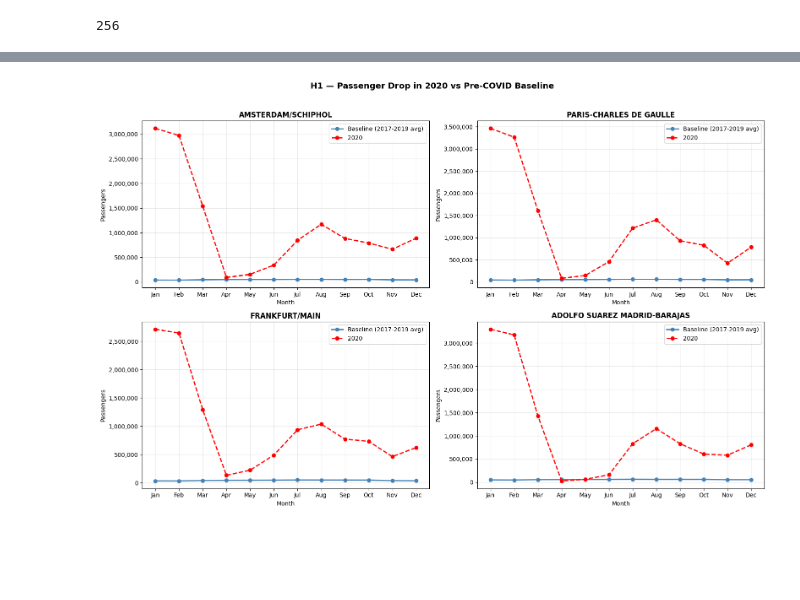
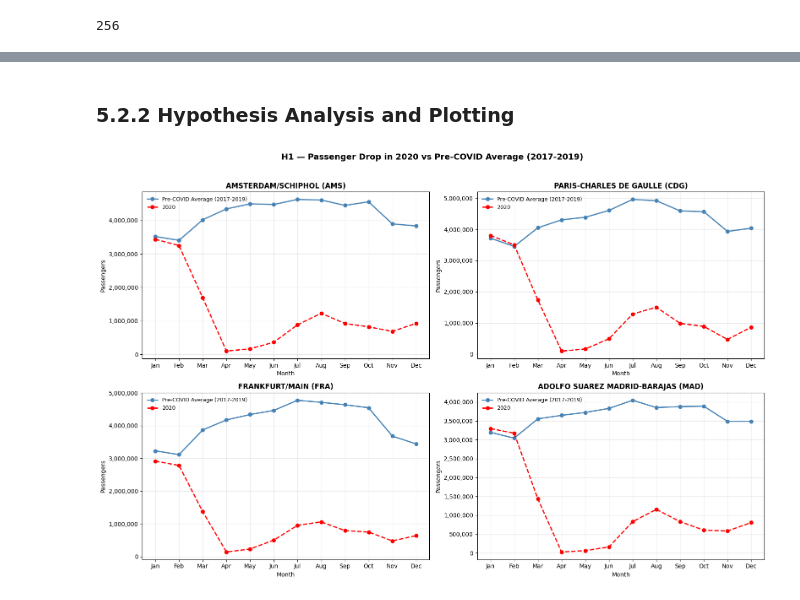
Before and after one commit to h-albrecht-ams/Capstone-Project, a Jupyter notebook: python/DataReadingFunction_v2.0.ipynb, the cells around one changed output, grey strips where cells are left out. Drawn from its saved outputs; the diff is of its cells as text; code cells hidden in the pictures; blank space fills up the shorter version.

```diff
--- a/python/DataReadingFunction_v2.0.ipynb
+++ b/python/DataReadingFunction_v2.0.ipynb
@@ -652,0 +611,6 @@ print(monthly)
+# %%
+# Fix dtypes after loading
+passengers_core['passengers'] = passengers_core['passengers'].astype('Int64')
+passengers_core['flights'] = passengers_core['flights'].astype('Int64')
+passengers_core['year'] = passengers_core['year'].astype(int)
+passengers_core['month'] = passengers_core['month'].astype(int)
@@ -653,53 +897,53 @@ print(monthly)
+# %% [markdown]
+### 5.2.2 Hypothesis Analysis and Plotting
 # %%
-
-
-# Step 1 — Calculate monthly baseline average (2017-2019) per airport
-baseline = passengers_core[passengers_core["year"].isin([2017, 2018, 2019])]
-baseline_monthly = baseline.groupby(["origin", "month"])["passengers"].mean().reset_index()
-baseline_monthly = baseline_monthly.rename(columns={"passengers": "baseline_avg"})
-baseline_monthly["year"] = "Baseline (2017-2019 avg)"
-
-# Step 2 — Get 2020 monthly data per airport
-covid = passengers_core[passengers_core["year"] == 2020]
-covid_monthly = covid.groupby(["origin", "month"])["passengers"].sum().reset_index()
-covid_monthly = covid_monthly.rename(columns={"passengers": "passengers"})
-covid_monthly["year"] = "2020"
-
-# Step 3 — Plot one chart per airport
-airports = passengers_core["origin"].unique()
+# Plot a line chart per airport
 
 fig, axes = plt.subplots(2, 2, figsize=(16, 10))
 axes = axes.flatten()
 
 for i, airport in enumerate(airports):
     ax = axes[i]
 
     # Baseline
     base = baseline_monthly[baseline_monthly["origin"] == airport]
     ax.plot(base["month"], base["baseline_avg"],
-            label="Baseline (2017-2019 avg)",
+            label="Pre-COVID Average (2017-2019)",
             color="steelblue", linewidth=2, marker="o")
 
     # 2020
-    cov = covid_monthly[covid_monthly["origin"] == airport]
+    cov = covid_2020_monthly[covid_2020_monthly["origin"] == airport]
     ax.plot(cov["month"], cov["passengers"],
             label="2020",
             color="red", linewidth=2, marker="o", linestyle="--")
 
+    # 2021
+    #cov21 = covid_2021_monthly[covid_2021_monthly["origin"] == airport]
+    #ax.plot(cov21["month"], cov21["passengers"],
+    #        label="2021",
+    #        color="orange", linewidth=2, marker="o", linestyle="--")
+
     # Formatting
-    ax.set_title(airport.replace(" airport", ""), fontsize=12, fontweight="bold")
+
+    full_name = airport.replace(" airport", "")
+    iata = labels[airport]
+    ax.set_title(f"{full_name} ({iata})", fontsize=12, fontweight="bold")
+
     ax.set_xlabel("Month")
     ax.set_ylabel("Passengers")
     ax.yaxis.set_major_formatter(mticker.FuncFormatter(lambda x, _: f"{int(x):,}"))
     ax.set_xticks(range(1, 13))
     ax.set_xticklabels(["Jan","Feb","Mar","Apr","May","Jun",
                          "Jul","Aug","Sep","Oct","Nov","Dec"])
-    ax.legend()
+
+    # Legend fixed position — upper left
+    ax.legend(loc="upper left", fontsize=9, frameon=False)
+    ax.grid(True, alpha=0.3)
     ax.grid(True, alpha=0.3)
 
-plt.suptitle("H1 — Passenger Drop in 2020 vs Pre-COVID Baseline",
+plt.suptitle("H1 — Passenger Drop in 2020 vs Pre-COVID Average (2017-2019)",
              fontsize=14, fontweight="bold", y=1.02)
 plt.tight_layout()
 plt.show()
 # %% [output]
-[figure, old version]
+[figure, new version]
```
Also changed, not shown: parts of 109 cells of this notebook, 1 other file.
